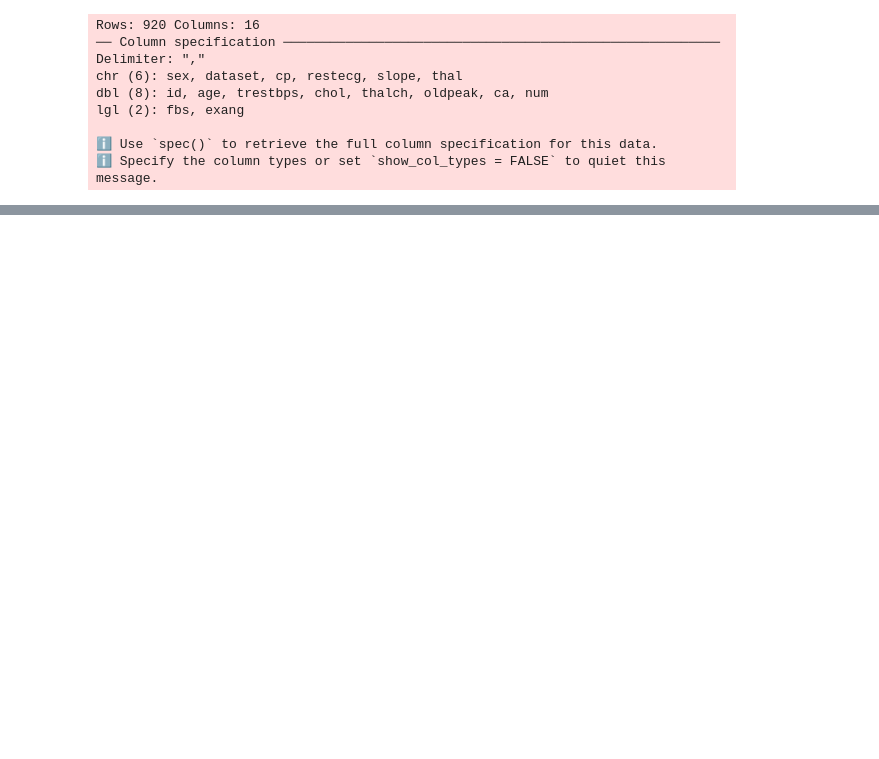
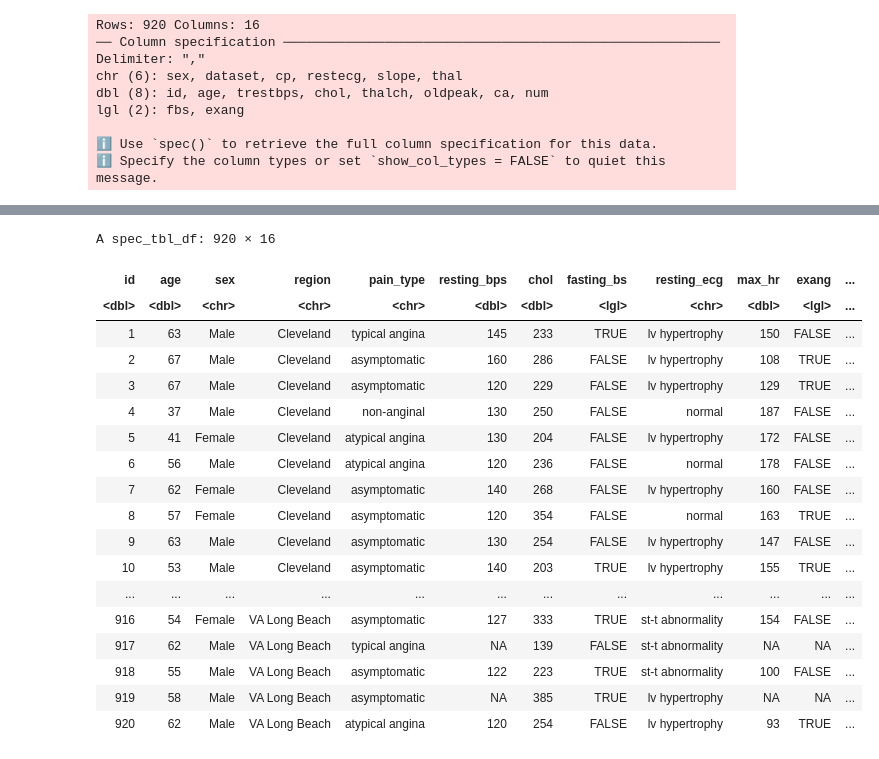
Before and after one commit to cocom250/DSCI-100-Group-17, a Jupyter notebook: group_project_proposal.ipynb, the cells around one changed output, grey strips where cells are left out. Drawn from its saved outputs; the diff is of its cells as text; code cells hidden in the pictures; blank space fills up the shorter version.

Commit message:
rename columns in data

```diff
--- a/group_project_proposal.ipynb
+++ b/group_project_proposal.ipynb
@@ -38,0 +33,31 @@ lgl (2): fbs, exang
+# %%
+heart_disease_data <- rename(heart_disease_data,
+                             region = dataset,
+                             pain_type = cp,
+                             resting_bps = trestbps,
+                             fasting_bs = fbs,
+                             resting_ecg = restecg,
+                             max_hr = thalch,
+                             n_major_vessel = ca,
+                             severity = num)
+heart_disease_data
+# %% [output]
+A spec_tbl_df: 920 × 16
+| id | age | sex | region | pain_type | resting_bps | chol | fasting_bs | resting_ecg | max_hr | exang | ... |
+| <dbl> | <dbl> | <chr> | <chr> | <chr> | <dbl> | <dbl> | <lgl> | <chr> | <dbl> | <lgl> | ... |
+| 1 | 63 | Male | Cleveland | typical angina | 145 | 233 | TRUE | lv hypertrophy | 150 | FALSE | ... |
+| 2 | 67 | Male | Cleveland | asymptomatic | 160 | 286 | FALSE | lv hypertrophy | 108 | TRUE | ... |
+| 3 | 67 | Male | Cleveland | asymptomatic | 120 | 229 | FALSE | lv hypertrophy | 129 | TRUE | ... |
+| 4 | 37 | Male | Cleveland | non-anginal | 130 | 250 | FALSE | normal | 187 | FALSE | ... |
+| 5 | 41 | Female | Cleveland | atypical angina | 130 | 204 | FALSE | lv hypertrophy | 172 | FALSE | ... |
+| 6 | 56 | Male | Cleveland | atypical angina | 120 | 236 | FALSE | normal | 178 | FALSE | ... |
+| 7 | 62 | Female | Cleveland | asymptomatic | 140 | 268 | FALSE | lv hypertrophy | 160 | FALSE | ... |
+| 8 | 57 | Female | Cleveland | asymptomatic | 120 | 354 | FALSE | normal | 163 | TRUE | ... |
+| 9 | 63 | Male | Cleveland | asymptomatic | 130 | 254 | FALSE | lv hypertrophy | 147 | FALSE | ... |
+| 10 | 53 | Male | Cleveland | asymptomatic | 140 | 203 | TRUE | lv hypertrophy | 155 | TRUE | ... |
+| ... | ... | ... | ... | ... | ... | ... | ... | ... | ... | ... | ... |
+| 916 | 54 | Female | VA Long Beach | asymptomatic | 127 | 333 | TRUE | st-t abnormality | 154 | FALSE | ... |
+| 917 | 62 | Male | VA Long Beach | typical angina | NA | 139 | FALSE | st-t abnormality | NA | NA | ... |
+| 918 | 55 | Male | VA Long Beach | asymptomatic | 122 | 223 | TRUE | st-t abnormality | 100 | FALSE | ... |
+| 919 | 58 | Male | VA Long Beach | asymptomatic | NA | 385 | TRUE | lv hypertrophy | NA | NA | ... |
+| 920 | 62 | Male | VA Long Beach | atypical angina | 120 | 254 | FALSE | lv hypertrophy | 93 | TRUE | ... |
```
Also changed, not shown: parts of 2 cells of this notebook.
